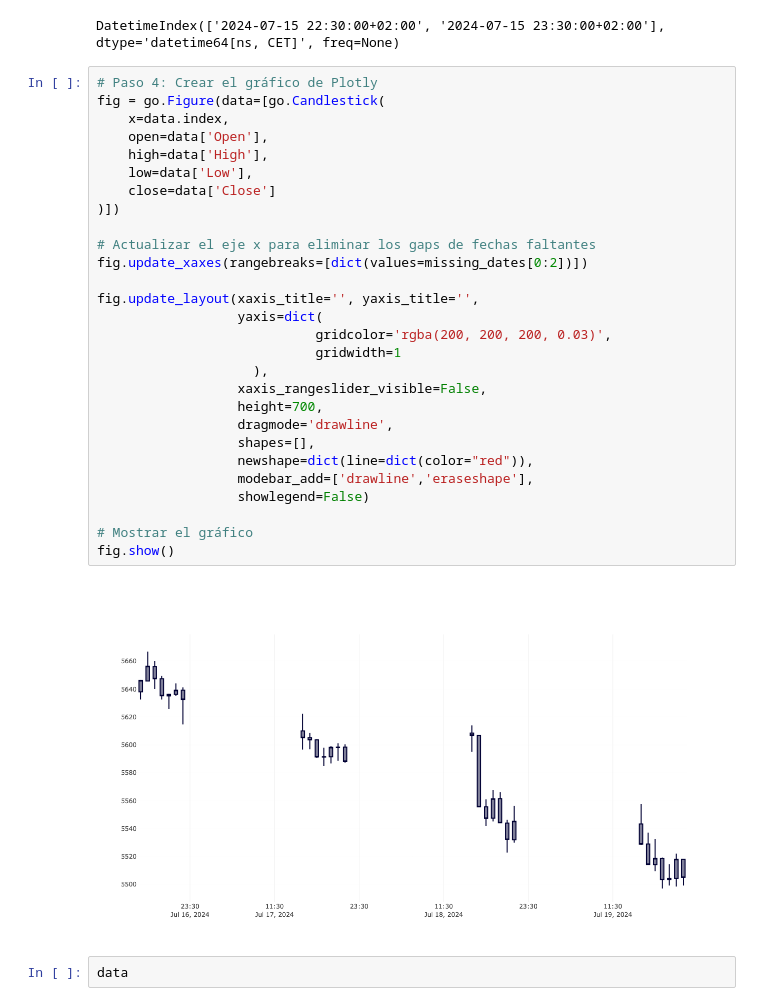
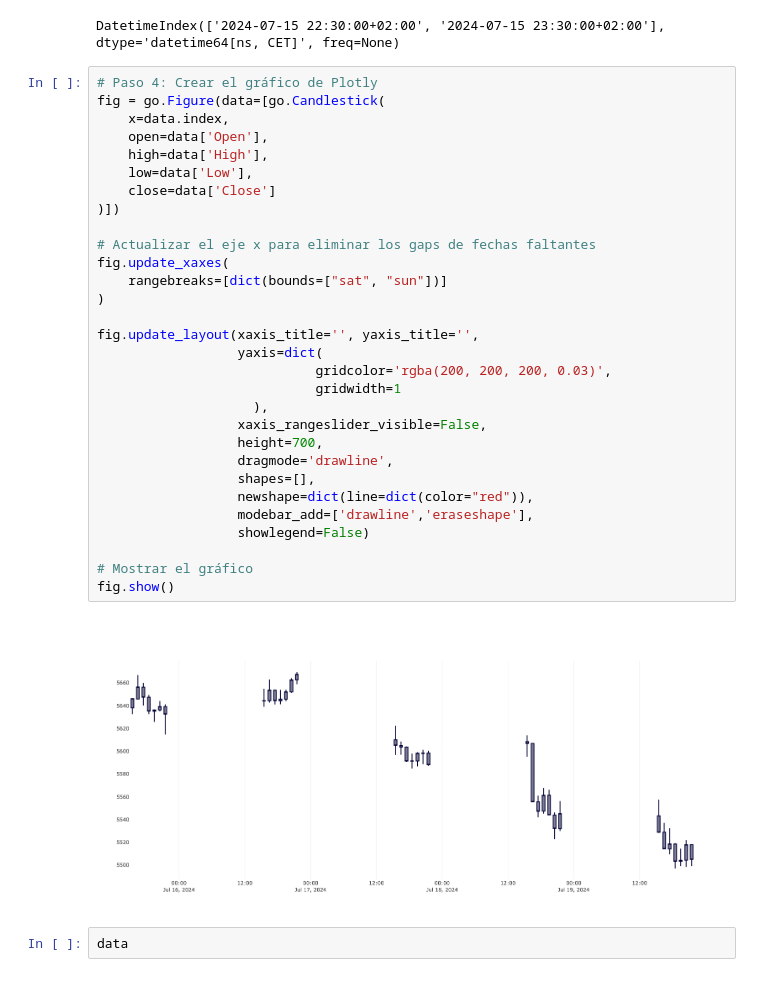
Before and after one commit to f1se4/investor, a Jupyter notebook: Tests.ipynb, the cells around one changed output. Drawn from its saved outputs; the diff is of its cells as text.

```diff
--- a/Tests.ipynb
+++ b/Tests.ipynb
@@ -46,33 +46,35 @@ DatetimeIndex(['2024-07-15 22:30:00+02:00', '2024-07-15 23:30:00+02:00'], dtype=
 # %%
 # Paso 4: Crear el gráfico de Plotly
 fig = go.Figure(data=[go.Candlestick(
     x=data.index,
     open=data['Open'],
     high=data['High'],
     low=data['Low'],
     close=data['Close']
 )])
 
 # Actualizar el eje x para eliminar los gaps de fechas faltantes
-fig.update_xaxes(rangebreaks=[dict(values=missing_dates[0:2])])
+fig.update_xaxes(
+    rangebreaks=[dict(bounds=["sat", "sun"])]
+)
 
 fig.update_layout(xaxis_title='', yaxis_title='',
                   yaxis=dict(
                             gridcolor='rgba(200, 200, 200, 0.03)',
                             gridwidth=1
                     ),
                   xaxis_rangeslider_visible=False,
                   height=700,
                   dragmode='drawline',
                   shapes=[],
                   newshape=dict(line=dict(color="red")),
                   modebar_add=['drawline','eraseshape'],
                   showlegend=False)
 
 # Mostrar el gráfico
 fig.show()
 # %% [output]
-[figure, old version]
+[figure, new version]
 # %%
 data
 # %% [output]
```
